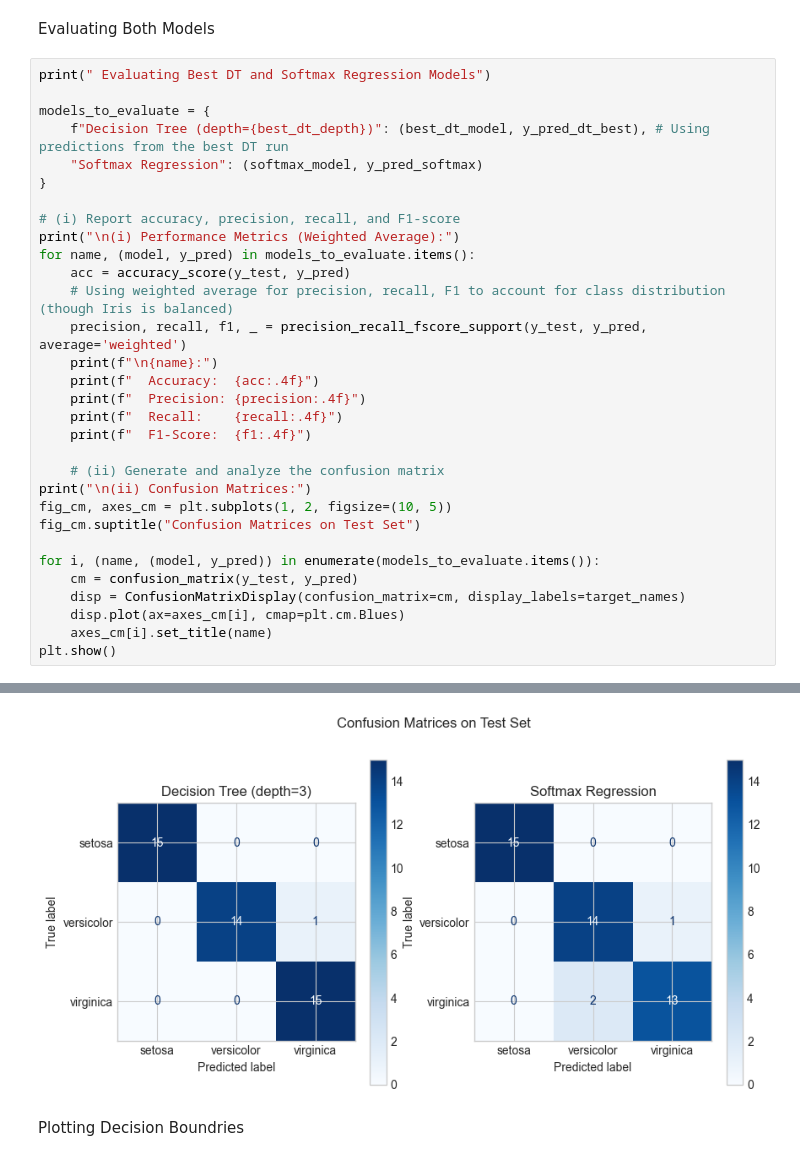
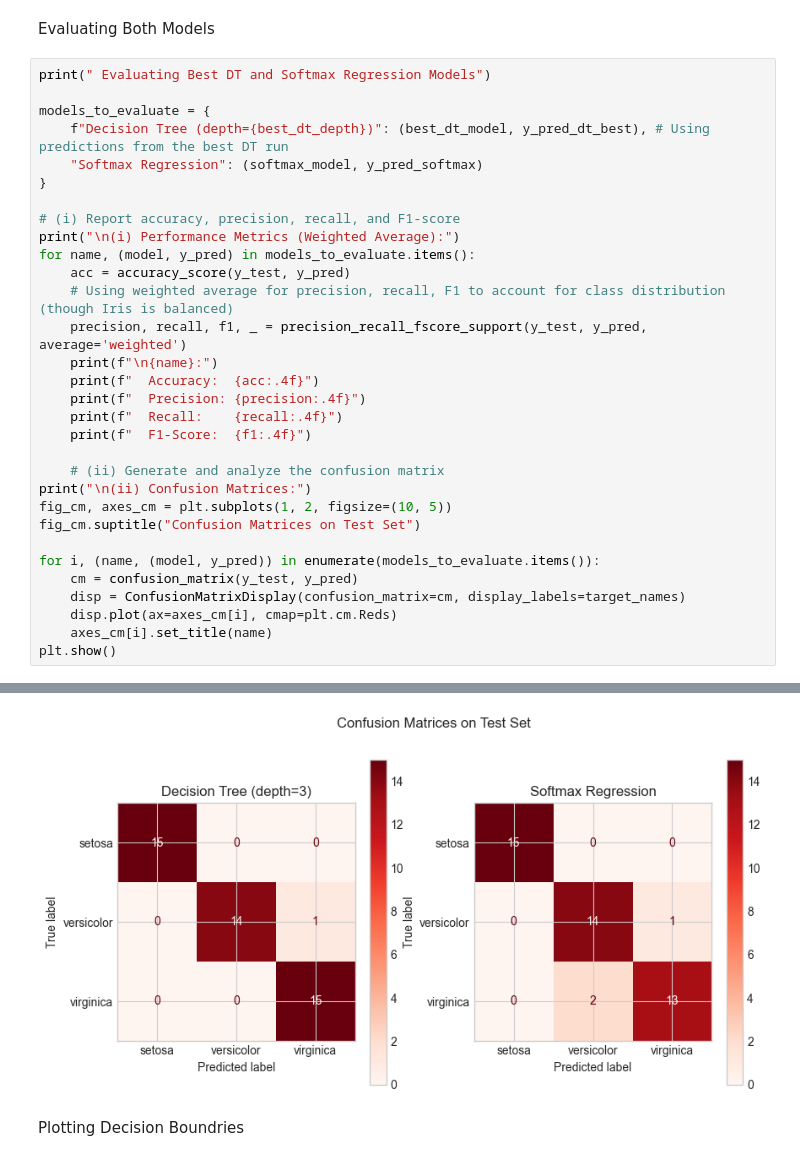
Before and after one commit to Santhosh4888/FML-Course-problems, a Jupyter notebook: Decision_trees_and_Multiclass_softmax_regression/Problem_set_5.ipynb, the cells around one changed output, grey strips where cells are left out. Saved outputs shown, nothing was run; the diff lists cells and outputs as text.

```diff
--- a/Decision_trees_and_Multiclass_softmax_regression/Problem_set_5.ipynb
+++ b/Decision_trees_and_Multiclass_softmax_regression/Problem_set_5.ipynb
@@ -108,35 +108,35 @@ for name, (model, y_pred) in models_to_evaluate.items():
     print(f"  F1-Score:  {f1:.4f}")
 
     # (ii) Generate and analyze the confusion matrix
 print("\n(ii) Confusion Matrices:")
 fig_cm, axes_cm = plt.subplots(1, 2, figsize=(10, 5))
 fig_cm.suptitle("Confusion Matrices on Test Set")
 
 for i, (name, (model, y_pred)) in enumerate(models_to_evaluate.items()):
     cm = confusion_matrix(y_test, y_pred)
     disp = ConfusionMatrixDisplay(confusion_matrix=cm, display_labels=target_names)
-    disp.plot(ax=axes_cm[i], cmap=plt.cm.Blues)
+    disp.plot(ax=axes_cm[i], cmap=plt.cm.Reds)
     axes_cm[i].set_title(name)
 plt.show()
 # %% [output]
  Evaluating Best DT and Softmax Regression Models
 
 (i) Performance Metrics (Weighted Average):
 
 Decision Tree (depth=3):
   Accuracy:  0.9778
   Precision: 0.9792
   Recall:    0.9778
   F1-Score:  0.9778
 
 Softmax Regression:
   Accuracy:  0.9333
   Precision: 0.9345
   Recall:    0.9333
   F1-Score:  0.9333
 
 (ii) Confusion Matrices:
-[figure, old version]
+[figure, new version]
 # %% [markdown]
 Plotting Decision Boundries
 # %%
```
Also changed, not shown: parts of 5 cells of this notebook.
